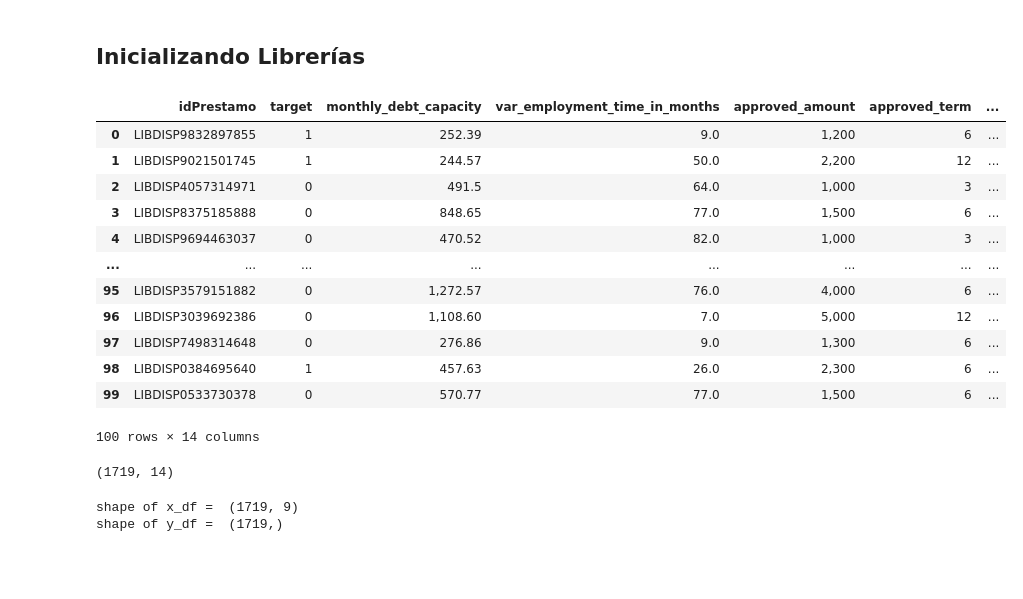
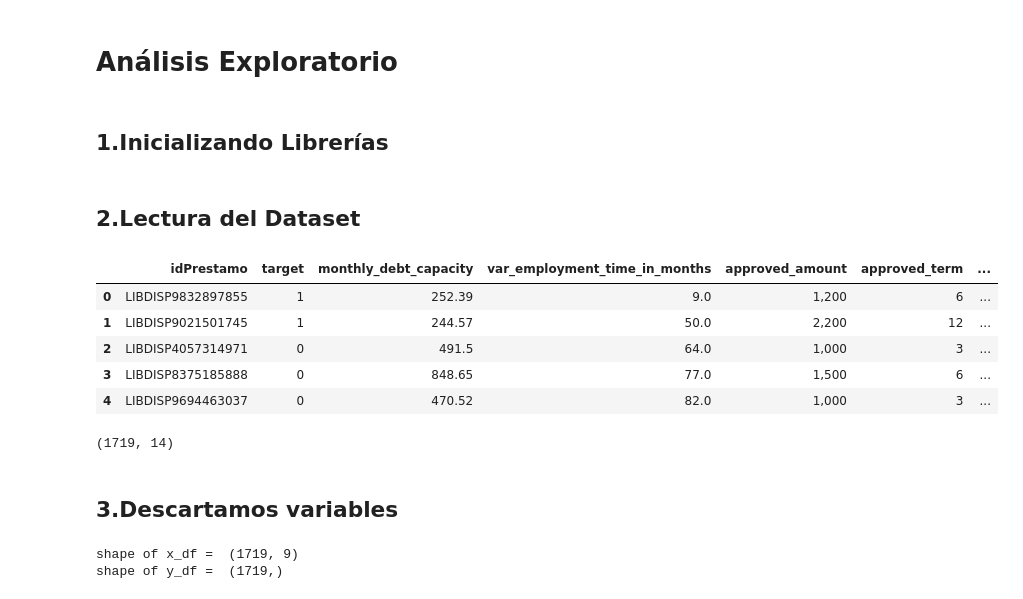
Before and after one commit to AbrahamG20/TPMachineLearning, a Jupyter notebook: TP_Machine_Learning.ipynb, the cells around one changed output. Saved outputs shown, nothing was run; the diff lists cells and outputs as text; code cells hidden in the pictures; blank space fills up the shorter version.

```diff
--- a/TP_Machine_Learning.ipynb
+++ b/TP_Machine_Learning.ipynb
@@ -1,33 +1,32 @@
+# %% [markdown]
+# Análisis Exploratorio
 # %% [markdown]
-## Inicializando Librerías
+## 1.Inicializando Librerías
 # %%
 import sklearn
 import numpy as np
 import seaborn as sb
 import matplotlib.pylab as plt
 import pandas as pd
+# %% [markdown]
+## 2.Lectura del Dataset
 # %%
 df = pd.read_csv('datos_banco.csv', encoding = "ISO-8859-1")
 # %%
-df.head(100)
+df.head(5)
 # %% [output]
 |  | idPrestamo | target | monthly_debt_capacity | var_employment_time_in_months | approved_amount | approved_term | ... |
 | 0 | LIBDISP9832897855 | 1 | 252.39 | 9.0 | 1,200 | 6 | ... |
 | 1 | LIBDISP9021501745 | 1 | 244.57 | 50.0 | 2,200 | 12 | ... |
 | 2 | LIBDISP4057314971 | 0 | 491.5 | 64.0 | 1,000 | 3 | ... |
 | 3 | LIBDISP8375185888 | 0 | 848.65 | 77.0 | 1,500 | 6 | ... |
 | 4 | LIBDISP9694463037 | 0 | 470.52 | 82.0 | 1,000 | 3 | ... |
-| ... | ... | ... | ... | ... | ... | ... | ... |
-| 95 | LIBDISP3579151882 | 0 | 1,272.57 | 76.0 | 4,000 | 6 | ... |
-| 96 | LIBDISP3039692386 | 0 | 1,108.60 | 7.0 | 5,000 | 12 | ... |
-| 97 | LIBDISP7498314648 | 0 | 276.86 | 9.0 | 1,300 | 6 | ... |
-| 98 | LIBDISP0384695640 | 1 | 457.63 | 26.0 | 2,300 | 6 | ... |
-| 99 | LIBDISP0533730378 | 0 | 570.77 | 77.0 | 1,500 | 6 | ... |
-100 rows × 14 columns
 # %%
 df.shape
 # %% [output]
 (1719, 14)
+# %% [markdown]
+## 3.Descartamos variables
 # %%
 x_df = df.drop(["target","person_gender","default_request_term","default_request_amount","person_degree_type_desc"], axis = 1)
 y_df = df["target"]
```
Also changed, not shown: parts of 12 cells of this notebook.
